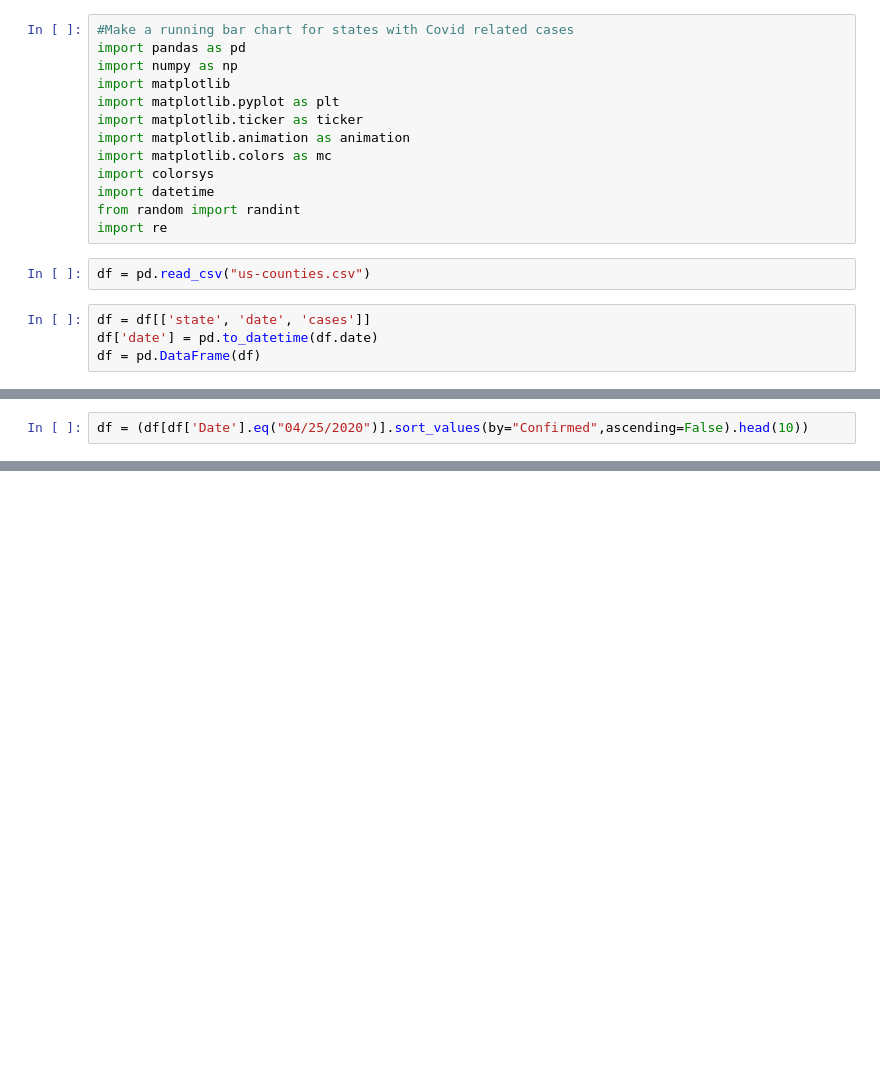
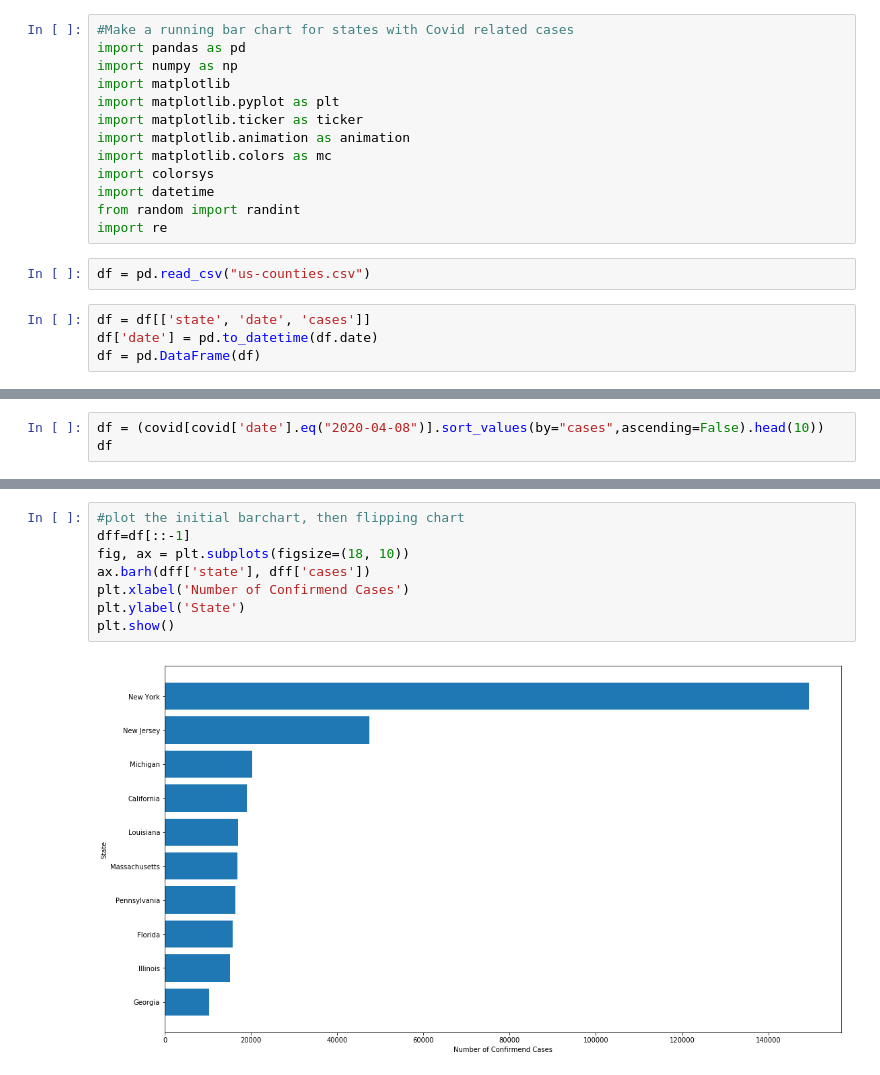
Before and after one commit to irwinmier96/Extra_Side_Projects, a Jupyter notebook: Coronavirus Cases by U.S County 2020/cases_US_state_over_time_running_chart.ipynb, the cells around one changed output, grey strips where cells are left out. Drawn from its saved outputs; the diff is of its cells as text; blank space fills up the shorter version.

Commit message:
styling a graph

```diff
--- a/Coronavirus Cases by U.S County 2020/cases_US_state_over_time_running_chart.ipynb
+++ b/Coronavirus Cases by U.S County 2020/cases_US_state_over_time_running_chart.ipynb
@@ -31,2 +31,3 @@ df.head()
 # %%
-df = (df[df['Date'].eq("04/25/2020")].sort_values(by="Confirmed",ascending=False).head(10))
+df = (covid[covid['date'].eq("2020-04-08")].sort_values(by="cases",ascending=False).head(10))
+df
@@ -32,0 +46,10 @@ df = (df[df['Date'].eq("04/25/2020")].sort_values(by="Confirmed",ascending=False
+# %%
+#plot the initial barchart, then flipping chart
+dff=df[::-1]
+fig, ax = plt.subplots(figsize=(18, 10))
+ax.barh(dff['state'], dff['cases'])
+plt.xlabel('Number of Confirmend Cases')
+plt.ylabel('State')
+plt.show()
+# %% [output]
+[figure, added]
```
Also changed, not shown: parts of 5 cells of this notebook.
